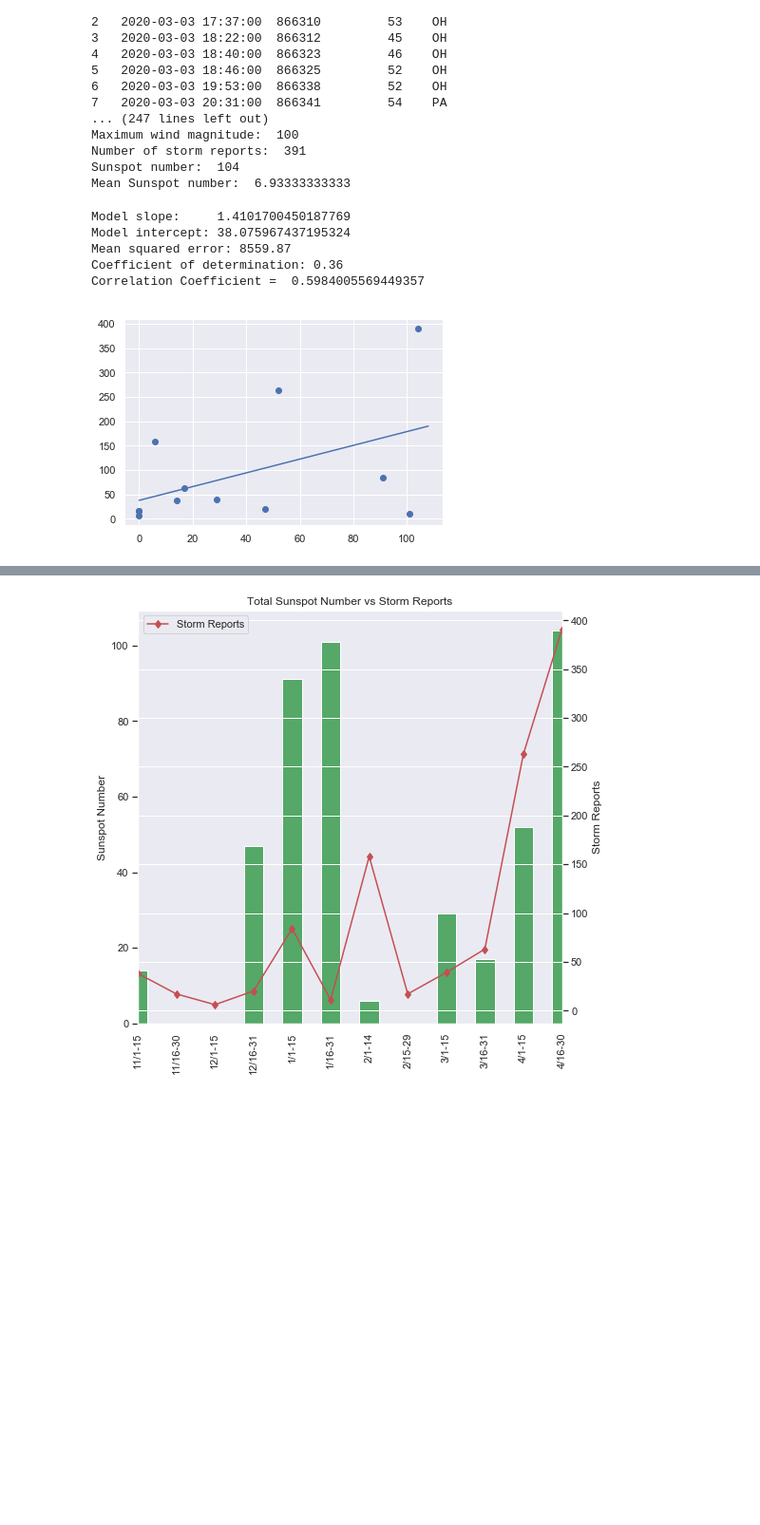
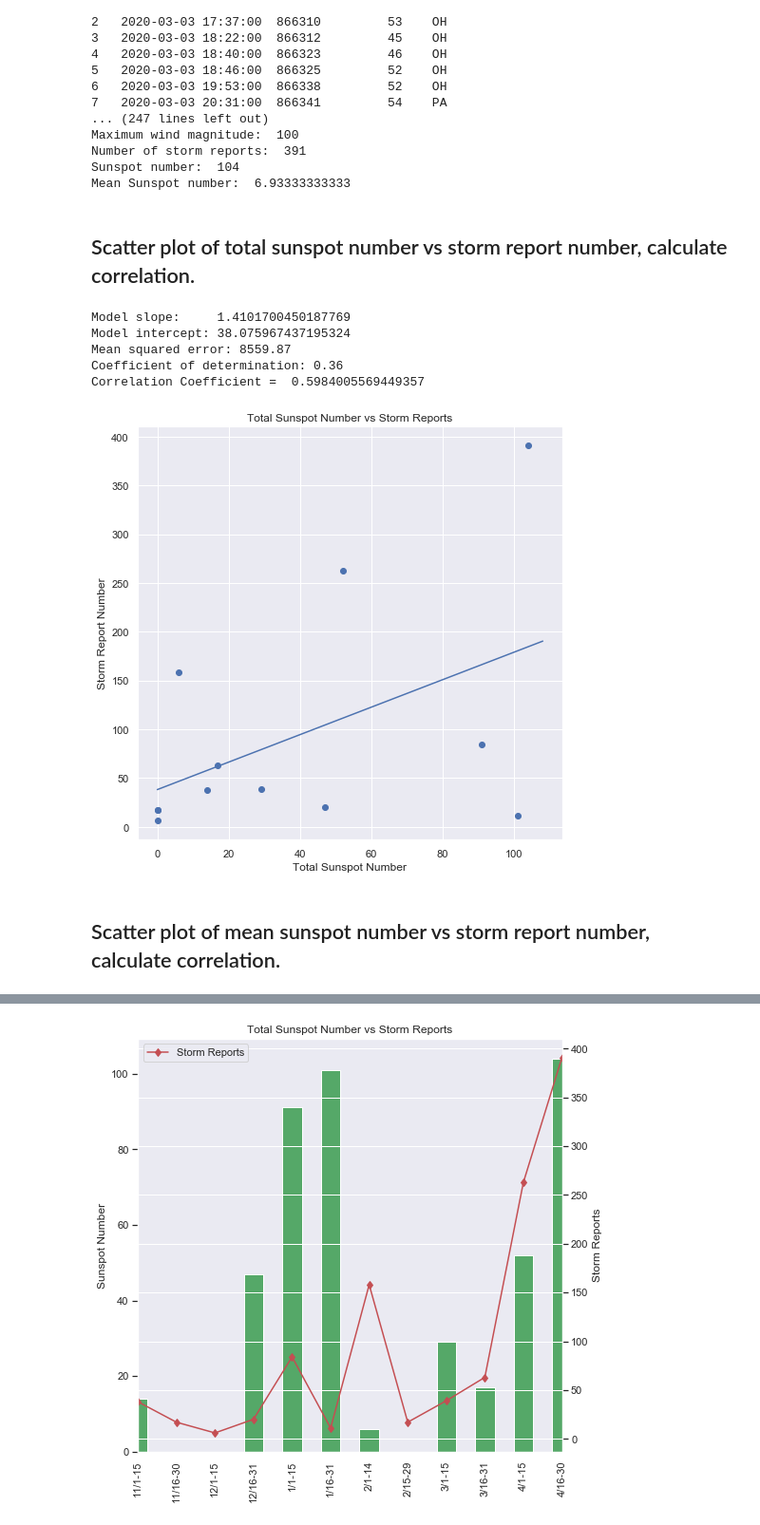
Before and after one commit to cycle13/Severe_Thunderstorm_Climatology_2020, a Jupyter notebook: Thunderstorm_climatology_2020.ipynb, the cells around one changed output, grey strips where cells are left out. Shown at 95% size. Saved outputs shown, nothing was run; the diff lists cells and outputs as text; code cells hidden in the pictures; blank space fills up the shorter version.

```diff
--- a/Thunderstorm_climatology_2020.ipynb
+++ b/Thunderstorm_climatology_2020.ipynb
@@ -276,6 +289,8 @@ Maximum wind magnitude:  100
 Number of storm reports:  391
 Sunspot number:  104
 Mean Sunspot number:  6.93333333333
+# %% [markdown]
+## Scatter plot of total sunspot number vs storm report number, calculate correlation.
 # %%
 import matplotlib.pyplot as plt
 import seaborn as sns; sns.set()
@@ -288,34 +303,42 @@ x = np.array([totsunspot_nr_nov2019e, totsunspot_nr_nov2019l, totsunspot_nr_dec2
              totsunspot_nr_jan2020e, totsunspot_nr_jan2020l, totsunspot_nr_feb2020e, totsunspot_nr_feb2020l,
              totsunspot_nr_mar2020e, totsunspot_nr_mar2020l, totsunspot_nr_apr2020e, totsunspot_nr_apr2020l])
 
 from sklearn.linear_model import LinearRegression
 from sklearn.metrics import mean_squared_error, r2_score
 model = LinearRegression(fit_intercept=True)
 
 model.fit(x[:, np.newaxis], y)
 
 xfit = np.linspace(0, 108, 12)
 yfit = model.predict(xfit[:, np.newaxis])
+
+fig = plt.figure(figsize=(8, 8))
+plt.title('Total Sunspot Number vs Storm Reports')
 plt.scatter(x, y)
 plt.plot(xfit, yfit);
+plt.xlabel("Total Sunspot Number")
+plt.ylabel("Storm Report Number")
+
 print("Model slope:    ", model.coef_[0])
 print("Model intercept:", model.intercept_)
 # The mean squared error
 print("Mean squared error: %.2f"
       % mean_squared_error(y,yfit))
 # The coefficient of determination: 1 is perfect prediction
 print("Coefficient of determination: %.2f"
       % r2_score(y,yfit))
 
 R = np.sqrt(r2_score(y,yfit))
 print("Correlation Coefficient = ", R)
 # %% [output]
 Model slope:     1.4101700450187769
 Model intercept: 38.075967437195324
 Mean squared error: 8559.87
 Coefficient of determination: 0.36
 Correlation Coefficient =  0.5984005569449357
-[figure, old version]
+[figure, new version]
+# %% [markdown]
+## Scatter plot of mean sunspot number vs storm report number, calculate correlation.
 # %%
 import matplotlib.pyplot as plt
 import seaborn as sns; sns.set()
```
Also changed, not shown: parts of 12 cells of this notebook.
